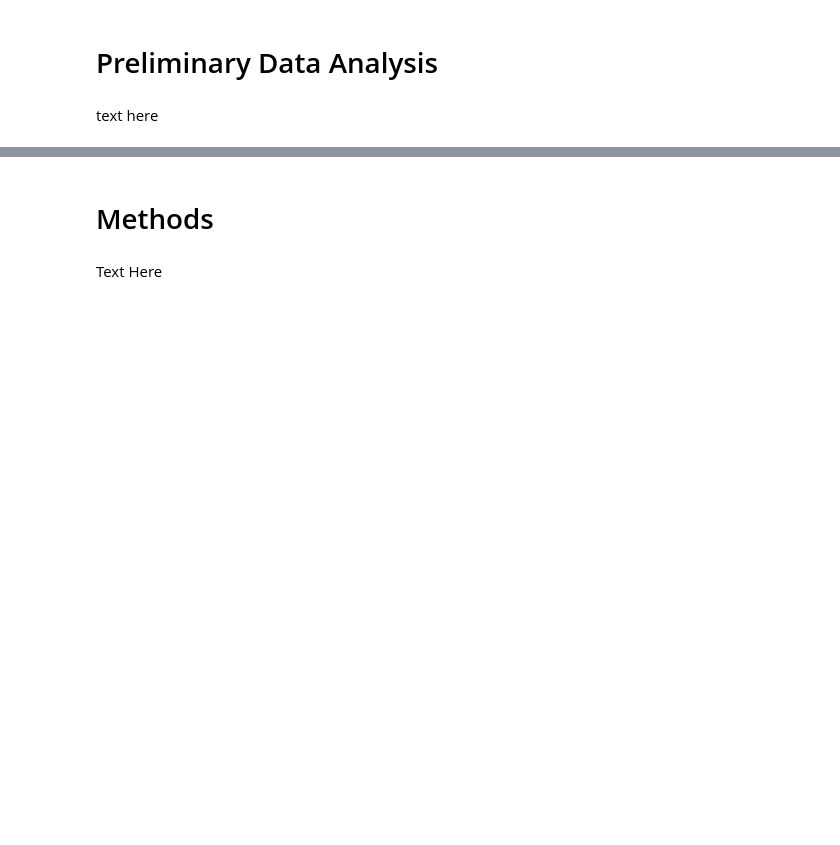
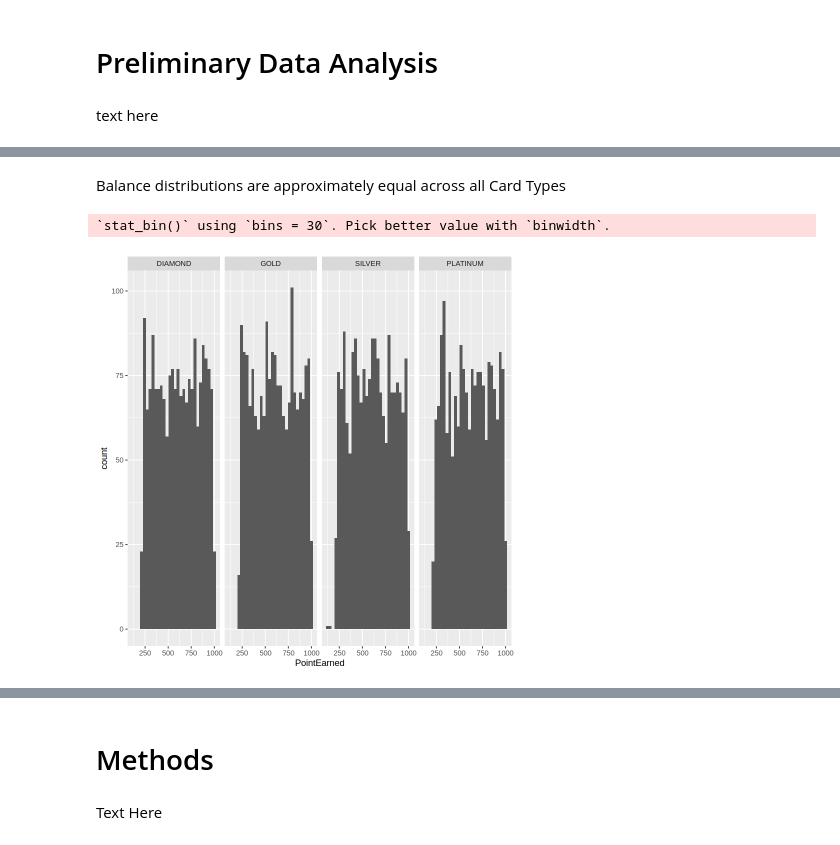
Before and after one commit to 3deiuah/DSCI-100-Group-Project, a Jupyter notebook: Group-Project.ipynb, the cells around one changed output, grey strips where cells are left out. Drawn from its saved outputs; the diff is of its cells as text; code cells hidden in the pictures; blank space fills up the shorter version.

```diff
--- a/Group-Project.ipynb
+++ b/Group-Project.ipynb
@@ -86,0 +93,8 @@ cardTypePlot
+# %% [markdown]
+Balance distributions are approximately equal across all Card Types
+# %%
+PointPlot <- bank_train |> ggplot(aes(x = PointEarned)) + geom_histogram() + facet_grid(cols = vars(CardType))
+PointPlot
+# %% [output]
+`stat_bin()` using `bins = 30`. Pick better value with `binwidth`.
+[figure, added]
```
Also changed, not shown: parts of 5 cells of this notebook.
